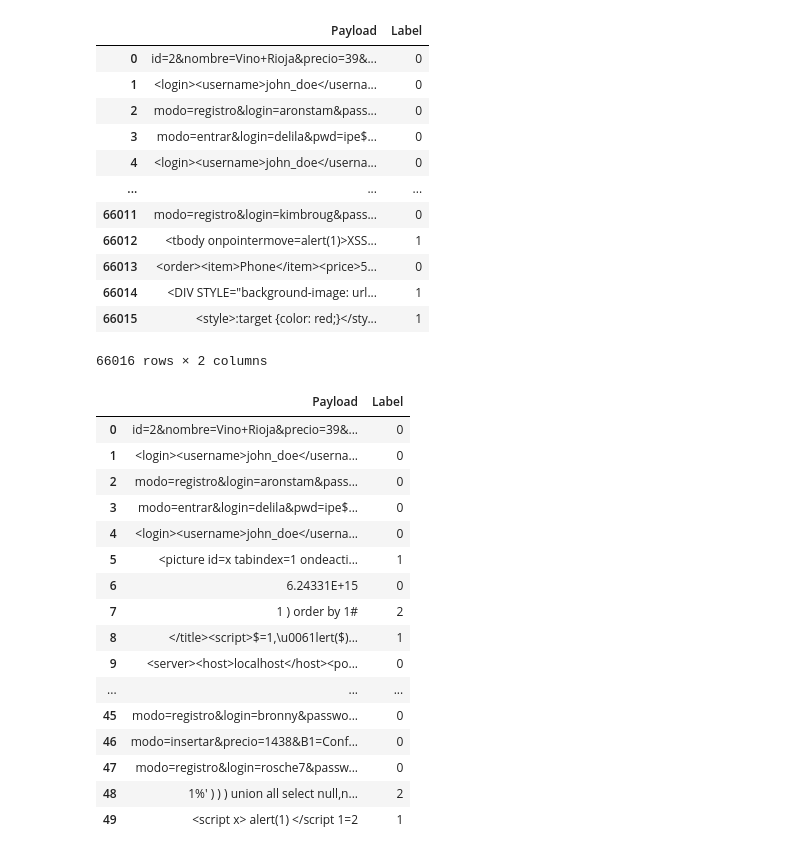
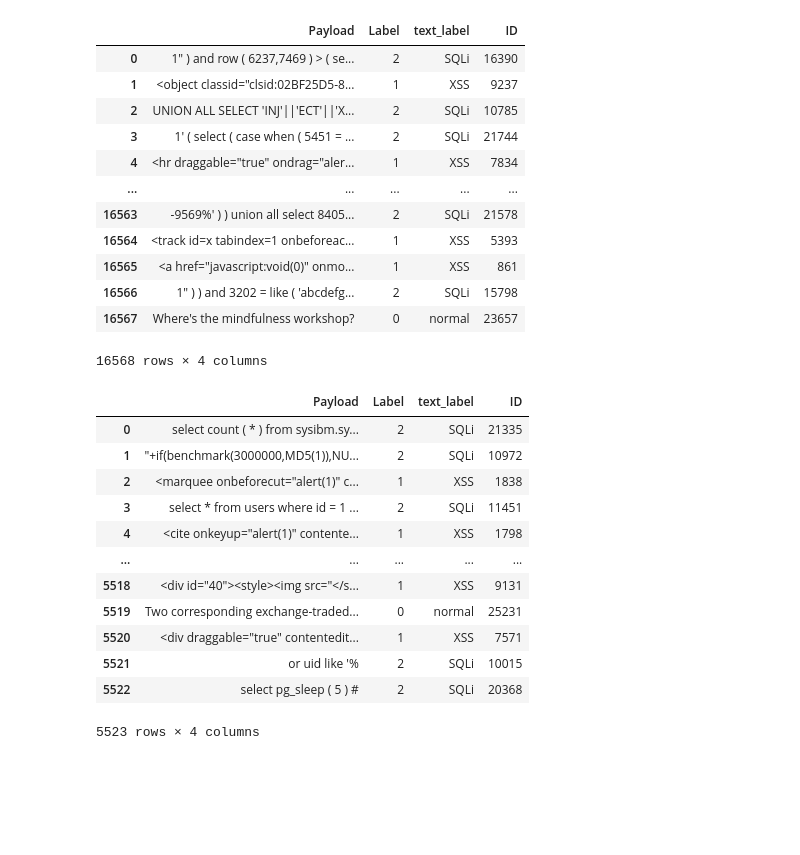
Before and after one commit to thanhhuynh0106/Introduction-to-Information-Assurance-and-Security, a Jupyter notebook: models/dl.ipynb, the cells around one changed output. Cells and saved outputs as stored; diff of their text form; code cells hidden in the pictures; blank space fills up the shorter version.

```diff
--- a/models/dl.ipynb
+++ b/models/dl.ipynb
@@ -6,40 +6,36 @@ from torch.utils.data import Dataset, DataLoader
 from sklearn.preprocessing import LabelEncoder
 from torch.nn.utils.rnn import pad_sequence
 # %%
-data = pd.read_csv(r'D:\NationalSecret\IE105\data\all_ver2.csv')
+data = pd.read_csv(r'D:\NationalSecret\IE105\data\train.csv')
 data
 # %% [output]
-|  | Payload | Label |
-| 0 | id=2&nombre=Vino+Rioja&precio=39&... | 0 |
-| 1 | <login><username>john_doe</userna... | 0 |
-| 2 | modo=registro&login=aronstam&pass... | 0 |
-| 3 | modo=entrar&login=delila&pwd=ipe$... | 0 |
-| 4 | <login><username>john_doe</userna... | 0 |
-| ... | ... | ... |
-| 66011 | modo=registro&login=kimbroug&pass... | 0 |
-| 66012 | <tbody onpointermove=alert(1)>XSS... | 1 |
-| 66013 | <order><item>Phone</item><price>5... | 0 |
-| 66014 | <DIV STYLE="background-image: url... | 1 |
-| 66015 | <style>:target {color: red;}</sty... | 1 |
+|  | Payload | Label | text_label | ID |
+| 0 | 1" ) and row ( 6237,7469 ) > ( se... | 2 | SQLi | 16390 |
+| 1 | <object classid="clsid:02BF25D5-8... | 1 | XSS | 9237 |
+| 2 | UNION ALL SELECT 'INJ'||'ECT'||'X... | 2 | SQLi | 10785 |
+| 3 | 1' ( select ( case when ( 5451 = ... | 2 | SQLi | 21744 |
+| 4 | <hr draggable="true" ondrag="aler... | 1 | XSS | 7834 |
+| ... | ... | ... | ... | ... |
+| 16563 | -9569%' ) ) union all select 8405... | 2 | SQLi | 21578 |
+| 16564 | <track id=x tabindex=1 onbeforeac... | 1 | XSS | 5393 |
+| 16565 | <a href="javascript:void(0)" onmo... | 1 | XSS | 861 |
+| 16566 | 1" ) ) and 3202 = like ( 'abcdefg... | 2 | SQLi | 15798 |
+| 16567 | Where's the mindfulness workshop? | 0 | normal | 23657 |
-66016 rows × 2 columns
+16568 rows × 4 columns
 # %%
-data2 = data.iloc[:50]
-data2
+test = pd.read_csv(r'D:\NationalSecret\IE105\data\test.csv')
+test
 # %% [output]
-|  | Payload | Label |
-| 0 | id=2&nombre=Vino+Rioja&precio=39&... | 0 |
-| 1 | <login><username>john_doe</userna... | 0 |
-| 2 | modo=registro&login=aronstam&pass... | 0 |
-| 3 | modo=entrar&login=delila&pwd=ipe$... | 0 |
-| 4 | <login><username>john_doe</userna... | 0 |
-| 5 | <picture id=x tabindex=1 ondeacti... | 1 |
-| 6 | 6.24331E+15 | 0 |
-| 7 | 1 ) order by 1# | 2 |
-| 8 | </title><script>$=1,\u0061lert($)... | 1 |
-| 9 | <server><host>localhost</host><po... | 0 |
-| ... | ... | ... |
-| 45 | modo=registro&login=bronny&passwo... | 0 |
-| 46 | modo=insertar&precio=1438&B1=Conf... | 0 |
-| 47 | modo=registro&login=rosche7&passw... | 0 |
-| 48 | 1%' ) ) ) union all select null,n... | 2 |
-| 49 | <script x> alert(1) </script 1=2 | 1 |
+|  | Payload | Label | text_label | ID |
+| 0 | select count ( * ) from sysibm.sy... | 2 | SQLi | 21335 |
+| 1 | "+if(benchmark(3000000,MD5(1)),NU... | 2 | SQLi | 10972 |
+| 2 | <marquee onbeforecut="alert(1)" c... | 1 | XSS | 1838 |
+| 3 | select * from users where id = 1 ... | 2 | SQLi | 11451 |
+| 4 | <cite onkeyup="alert(1)" contente... | 1 | XSS | 1798 |
+| ... | ... | ... | ... | ... |
+| 5518 | <div id="40"><style><img src="</s... | 1 | XSS | 9131 |
+| 5519 | Two corresponding exchange-traded... | 0 | normal | 25231 |
+| 5520 | <div draggable="true" contentedit... | 1 | XSS | 7571 |
+| 5521 | or uid like '% | 2 | SQLi | 10015 |
+| 5522 | select pg_sleep ( 5 ) # | 2 | SQLi | 20368 |
+5523 rows × 4 columns
```
Also changed, not shown: parts of 7 cells of this notebook, 3 other files.
